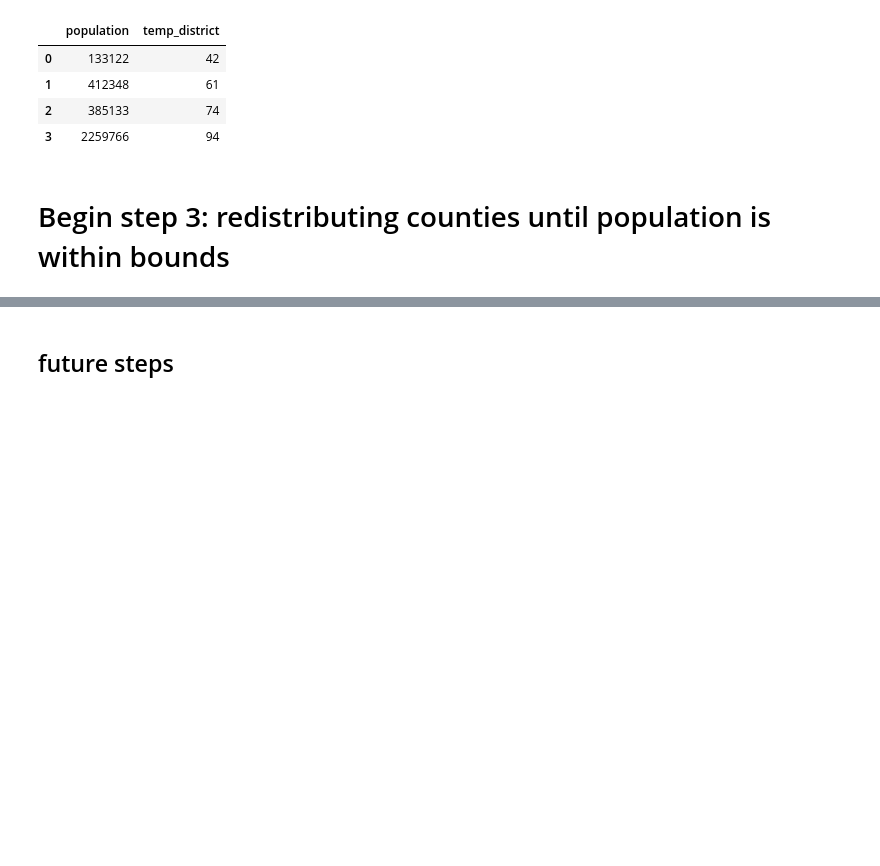
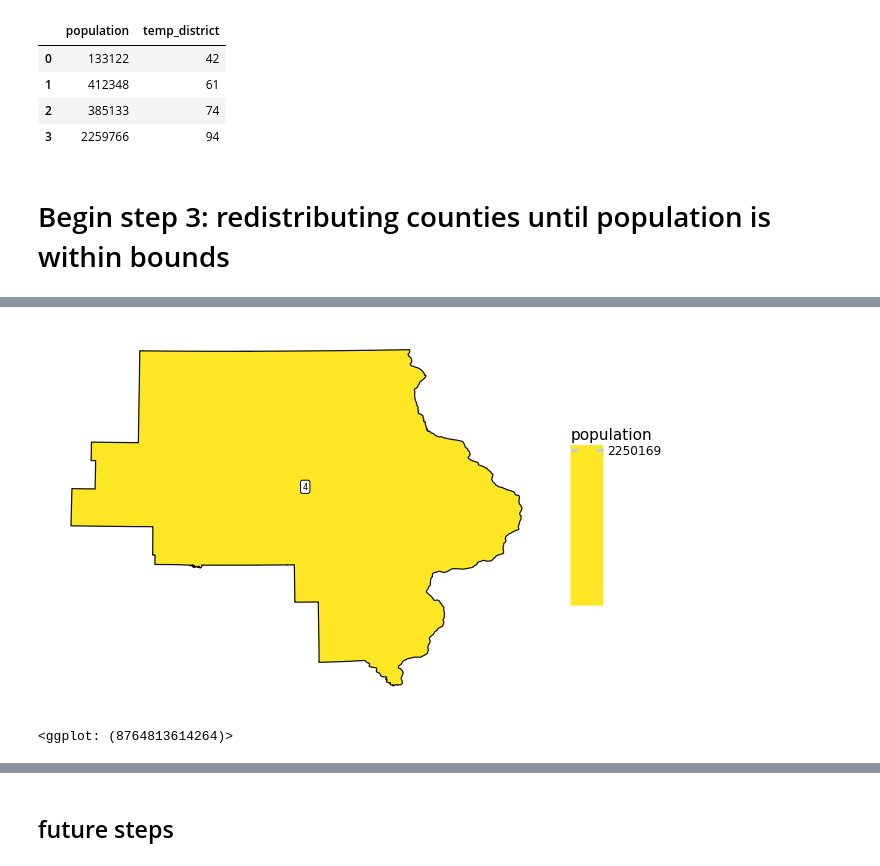
Before and after one commit to stefaniegwangphd/ia-redistricting, a Jupyter notebook: Iowa_contiguousdistricting.ipynb, the cells around one changed output, grey strips where cells are left out. Cells and saved outputs as stored; diff of their text form; code cells hidden in the pictures; blank space fills up the shorter version.

Commit message:
Streamlining processes for algorithm step 3 initialization first method

```diff
--- a/Iowa_contiguousdistricting.ipynb
+++ b/Iowa_contiguousdistricting.ipynb
@@ -951,0 +780,11 @@ map_merged_districts(foo_cutout,'temp_district')
+# %%
+foo_cutout = foobig.overlay(foomoving,how='difference')
+foo_cutout.loc[0,'population'] = foo_cutout.loc[0,'population'] - foomoving.loc[2,'population_2']
+
+foo_cutout['xcentr_lon'] = foo_cutout.centroid.x
+foo_cutout['ycentr_lat'] = foo_cutout.centroid.y
+
+foo_cutout
+
+# new population was wrong at first, but okay now?
+# be 2259766 - 9597 = 2250169
@@ -951,0 +799,5 @@ map_merged_districts(foo_cutout,'temp_district')
+# %%
+map_merged_districts(foo_cutout,'district_label')
+# %% [output]
+[figure, added]
+<ggplot: (8764813614264)>
```
Also changed, not shown: parts of 85 cells of this notebook.
